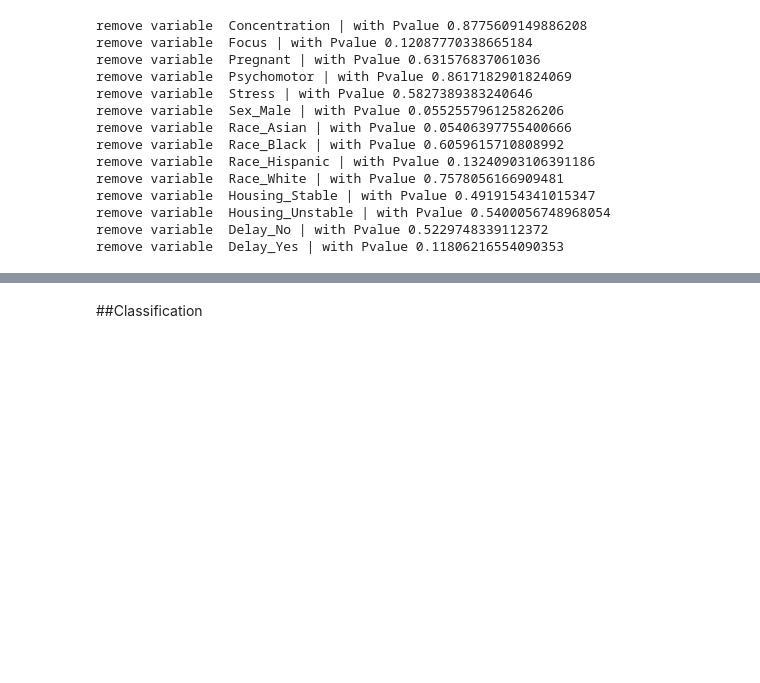
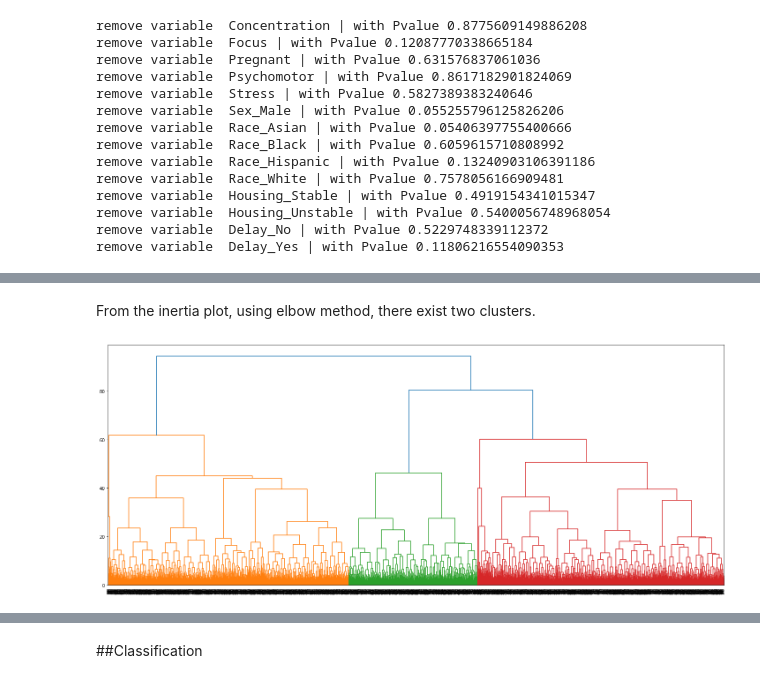
Before and after one commit to ElvesJohn/MachineLearningCW, a Jupyter notebook: MachineLearningColab.ipynb, the cells around one changed output, grey strips where cells are left out. Saved outputs shown, nothing was run; the diff lists cells and outputs as text; code cells hidden in the pictures; blank space fills up the shorter version.

```diff
--- a/MachineLearningColab.ipynb
+++ b/MachineLearningColab.ipynb
@@ -337,0 +368,13 @@ Combine both method, we remove features in removed_feature .
+# %% [markdown]
+From the inertia plot, using elbow method, there exist two clusters.
+# %%
+from scipy.cluster.hierarchy import linkage, dendrogram
+# Compute the linkage matrix
+Z = linkage(train_feature_reduced.drop('Diagnosis', axis=1), method='ward')
+
+# Plot the dendrogram
+plt.figure(figsize=(25, 10))
+dendrogram(Z)
+plt.show()
+# %% [output]
+[figure, added]
```
Also changed, not shown: parts of 36 cells of this notebook.
